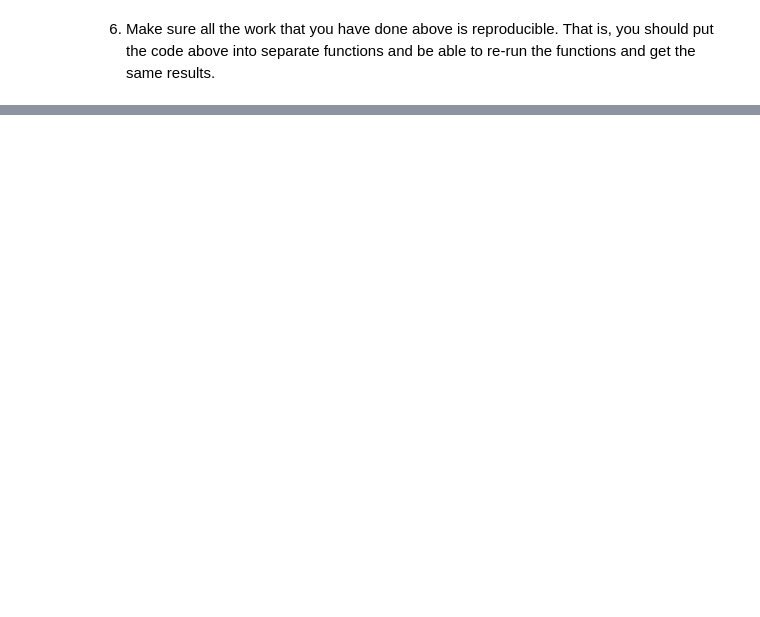
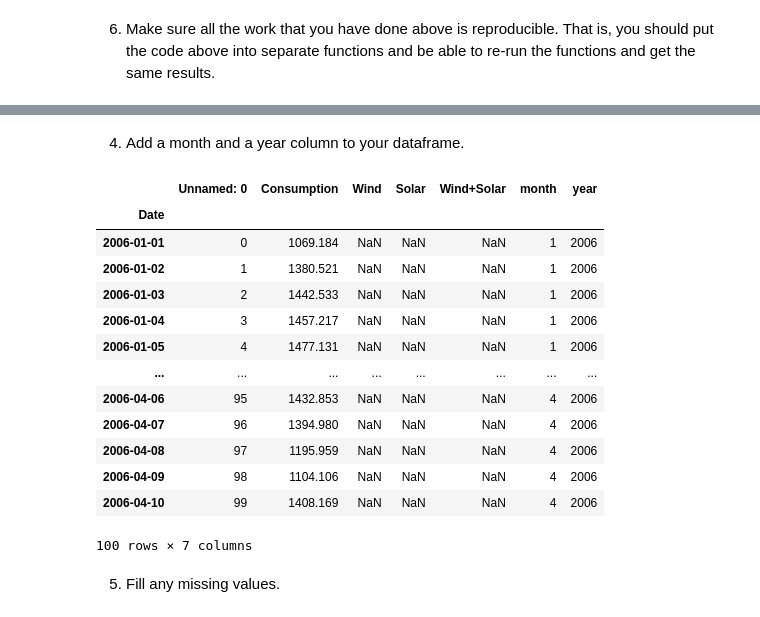
Before and after one commit to albertopuentes/time-series-exercises, a Jupyter notebook: prepare.ipynb, the cells around one changed output, grey strips where cells are left out. Drawn from its saved outputs; the diff is of its cells as text; code cells hidden in the pictures; blank space fills up the shorter version.

```diff
--- a/prepare.ipynb
+++ b/prepare.ipynb
@@ -167,0 +181,2 @@ merged.head()
+# %%
+power_df = pd.read_csv('power_df.csv')
@@ -167,0 +210,2 @@ merged.head()
+# %%
+power_df.Date = pd.to_datetime(power_df.Date)
@@ -167,0 +241,2 @@ merged.head()
+# %%
+power_df = power_df.set_index('Date').sort_index()
@@ -167,0 +253,24 @@ merged.head()
+# %% [markdown]
+4) Add a month and a year column to your dataframe.
+# %%
+power_df['month'] = power_df.index.month
+power_df['year'] = power_df.index.year
+# %%
+power_df.head(100)
+# %% [output]
+|  | Unnamed: 0 | Consumption | Wind | Solar | Wind+Solar | month | year |
+| Date |  |  |  |  |  |  |  |
+| 2006-01-01 | 0 | 1069.184 | NaN | NaN | NaN | 1 | 2006 |
+| 2006-01-02 | 1 | 1380.521 | NaN | NaN | NaN | 1 | 2006 |
+| 2006-01-03 | 2 | 1442.533 | NaN | NaN | NaN | 1 | 2006 |
+| 2006-01-04 | 3 | 1457.217 | NaN | NaN | NaN | 1 | 2006 |
+| 2006-01-05 | 4 | 1477.131 | NaN | NaN | NaN | 1 | 2006 |
+| ... | ... | ... | ... | ... | ... | ... | ... |
+| 2006-04-06 | 95 | 1432.853 | NaN | NaN | NaN | 4 | 2006 |
+| 2006-04-07 | 96 | 1394.980 | NaN | NaN | NaN | 4 | 2006 |
+| 2006-04-08 | 97 | 1195.959 | NaN | NaN | NaN | 4 | 2006 |
+| 2006-04-09 | 98 | 1104.106 | NaN | NaN | NaN | 4 | 2006 |
+| 2006-04-10 | 99 | 1408.169 | NaN | NaN | NaN | 4 | 2006 |
+100 rows × 7 columns
+# %% [markdown]
+5) Fill any missing values.
```
Also changed, not shown: parts of 19 cells of this notebook.
